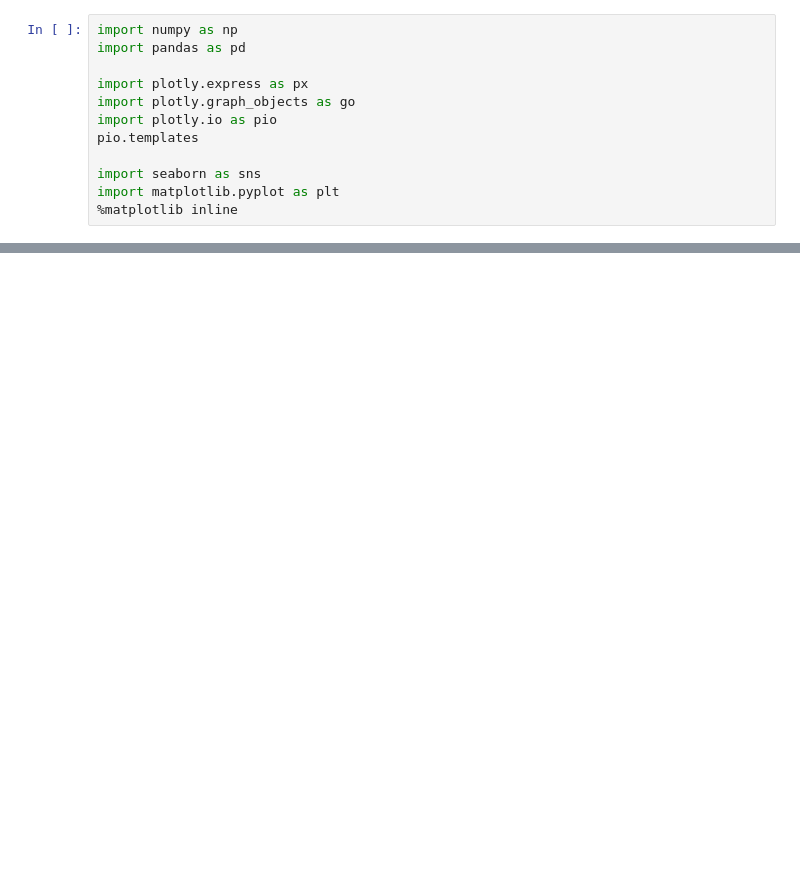
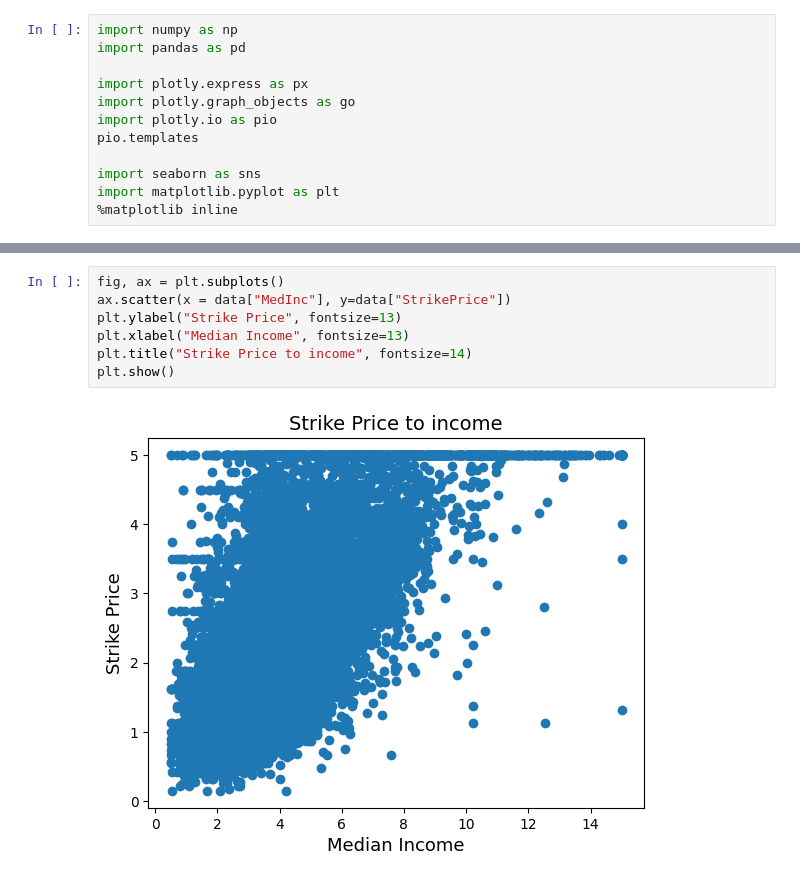
Before and after one commit to amaboh/houseprice-prediction-, a Jupyter notebook: HousePricePredictor.ipynb, the cells around one changed output, grey strips where cells are left out. Saved outputs shown, nothing was run; the diff lists cells and outputs as text; blank space fills up the shorter version.

```diff
--- a/HousePricePredictor.ipynb
+++ b/HousePricePredictor.ipynb
@@ -33,0 +118,9 @@ data.head()
+# %%
+fig, ax = plt.subplots()
+ax.scatter(x = data["MedInc"], y=data["StrikePrice"])
+plt.ylabel("Strike Price", fontsize=13)
+plt.xlabel("Median Income", fontsize=13)
+plt.title("Strike Price to income", fontsize=14)
+plt.show()
+# %% [output]
+[figure, added]
```
Also changed, not shown: parts of 13 cells of this notebook.
